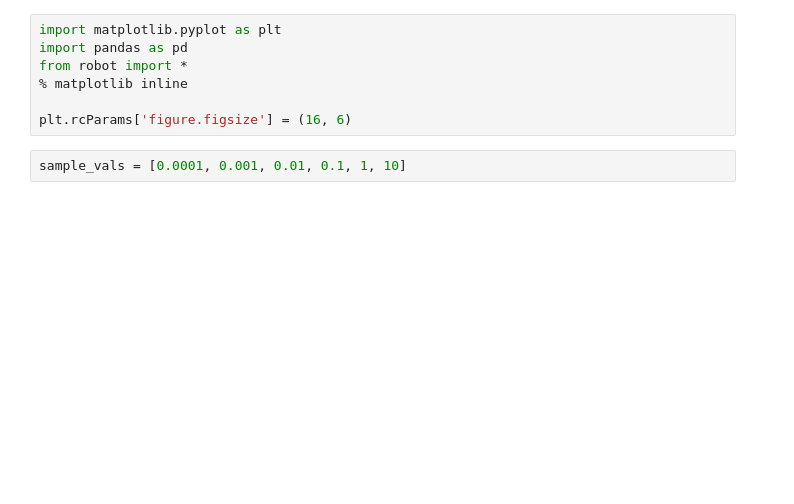
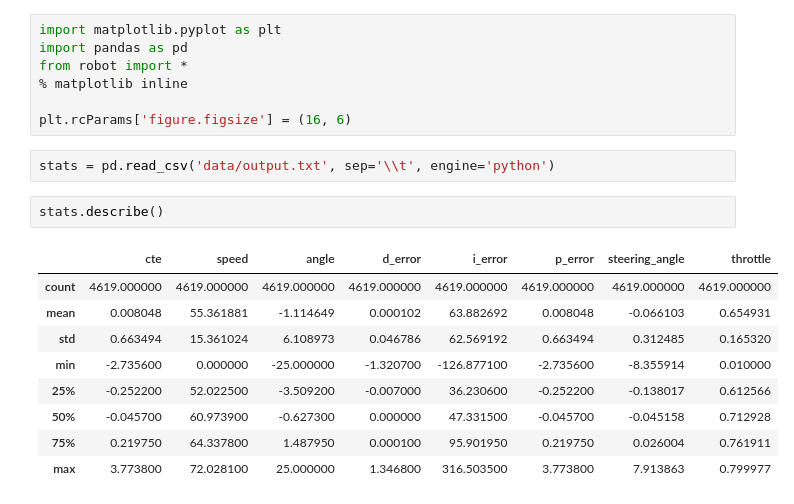
Before and after one commit to volkodava/CarND-PID-Control-Project, a Jupyter notebook: data_analysis.ipynb, the cells around one changed output. Saved outputs shown, nothing was run; the diff lists cells and outputs as text; blank space fills up the shorter version.

```diff
--- a/data_analysis.ipynb
+++ b/data_analysis.ipynb
@@ -5,5 +5,17 @@ from robot import *
 % matplotlib inline
 
 plt.rcParams['figure.figsize'] = (16, 6)
-# %%
-sample_vals = [0.0001, 0.001, 0.01, 0.1, 1, 10]
+# %%
+stats = pd.read_csv('data/output.txt', sep='\\t', engine='python')
+# %%
+stats.describe()
+# %% [output]
+|  | cte | speed | angle | d_error | i_error | p_error | steering_angle | throttle |
+| count | 4619.000000 | 4619.000000 | 4619.000000 | 4619.000000 | 4619.000000 | 4619.000000 | 4619.000000 | 4619.000000 |
+| mean | 0.008048 | 55.361881 | -1.114649 | 0.000102 | 63.882692 | 0.008048 | -0.066103 | 0.654931 |
+| std | 0.663494 | 15.361024 | 6.108973 | 0.046786 | 62.569192 | 0.663494 | 0.312485 | 0.165320 |
+| min | -2.735600 | 0.000000 | -25.000000 | -1.320700 | -126.877100 | -2.735600 | -8.355914 | 0.010000 |
+| 25% | -0.252200 | 52.022500 | -3.509200 | -0.007000 | 36.230600 | -0.252200 | -0.138017 | 0.612566 |
+| 50% | -0.045700 | 60.973900 | -0.627300 | 0.000000 | 47.331500 | -0.045700 | -0.045158 | 0.712928 |
+| 75% | 0.219750 | 64.337800 | 1.487950 | 0.000100 | 95.901950 | 0.219750 | 0.026004 | 0.761911 |
+| max | 3.773800 | 72.028100 | 25.000000 | 1.346800 | 316.503500 | 3.773800 | 7.913863 | 0.799977 |
```
Also changed, not shown: parts of 5 cells of this notebook, 4 other files.
